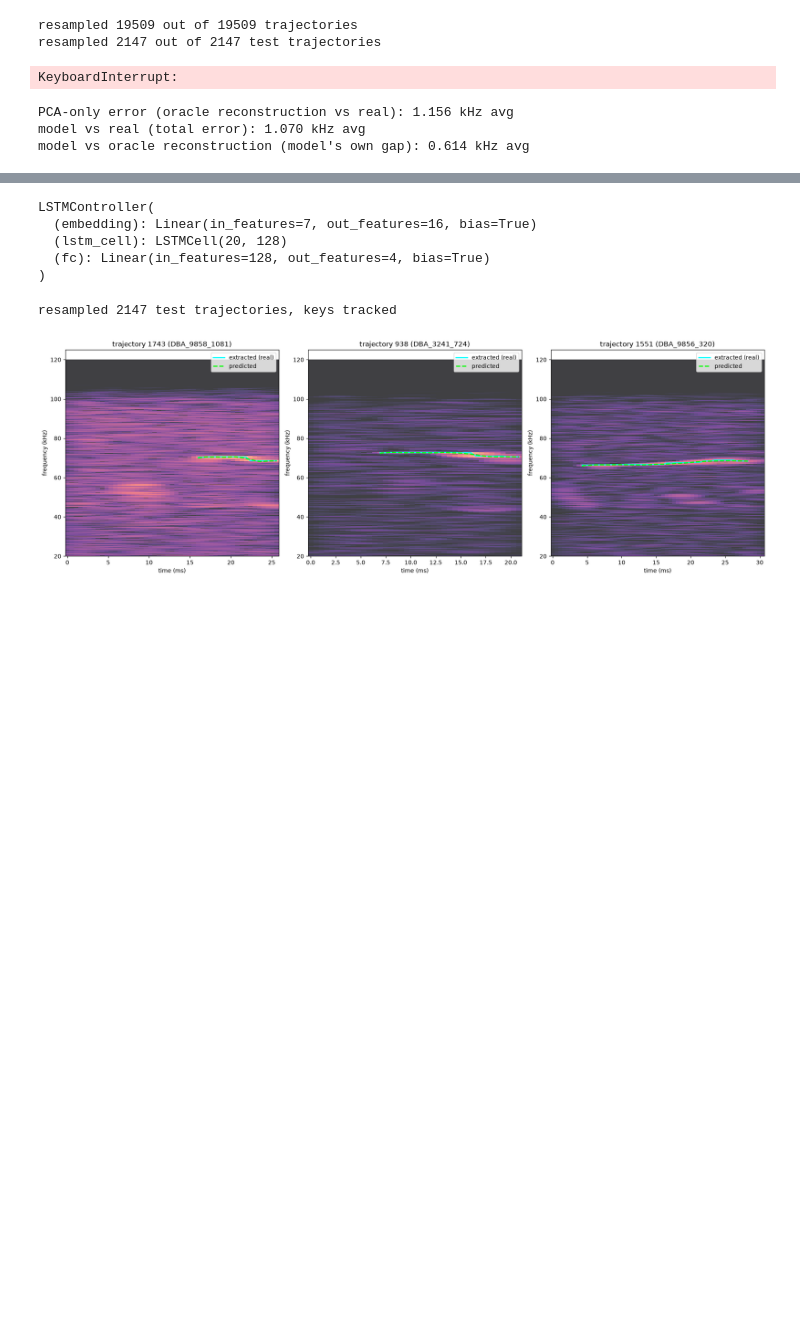
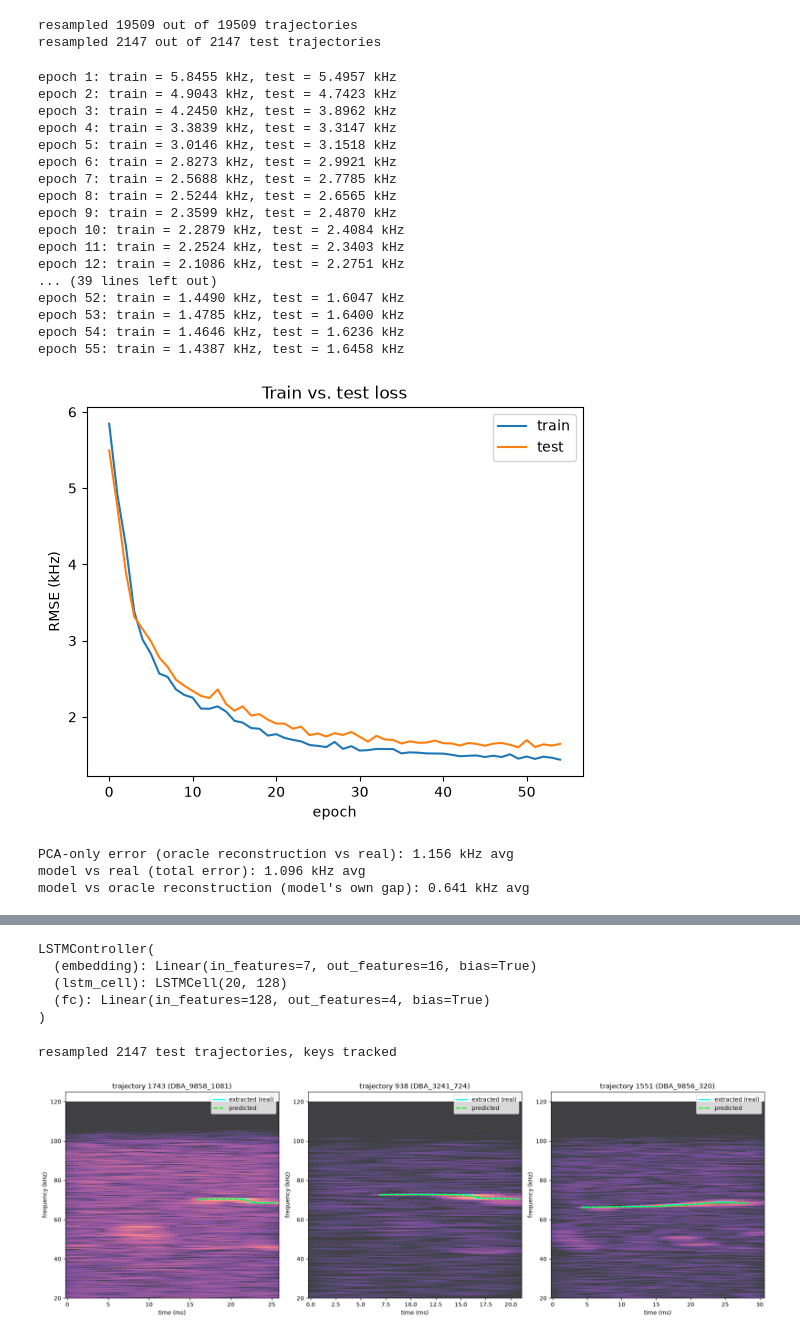
Before and after one commit to netra-khot/mouse-vocalization-2026, a Jupyter notebook: model/model.ipynb, the cells around one changed output, grey strips where cells are left out. Drawn from its saved outputs; the diff is of its cells as text; code cells hidden in the pictures; blank space fills up the shorter version.

```diff
--- a/model/model.ipynb
+++ b/model/model.ipynb
@@ -143,8 +143,8 @@ def evaluate(trajectories, model, pca_full, scaler, batch_size=128):
     return sum(losses) / len(losses)
 # %%
 model = LSTMController(input_dim=7)
-#optimizer = torch.optim.Adam(model.parameters(), lr=5e-4)
-optimizer = torch.optim.Adam(model.parameters(), lr = 5e-4, weight_decay=1e-4)
+optimizer = torch.optim.Adam(model.parameters(), lr=5e-4)
+#optimizer = torch.optim.Adam(model.parameters(), lr = 5e-4, weight_decay=1e-4)
 
 batch_size = 128
 epochs = 55
@@ -169,34 +169,51 @@ for epoch in range(epochs):
         speed = jet_speed_from_pressure(g_area, pressure)
         predicted_f0 = USVfreq(speed, imp_length)
 
         loss = torch.sqrt(torch.nn.functional.mse_loss(predicted_f0 / 1000, targets / 1000))
         loss.backward()
         optimizer.step()
 
         epoch_losses.append(loss.item())
 
     avg_train_loss = sum(epoch_losses) / len(epoch_losses)
     avg_test_loss = evaluate(test_resampled_trajectories, model, pca_full, scaler, batch_size)
 
     train_losses.append(avg_train_loss)
     test_losses.append(avg_test_loss)
 
     print(f"epoch {epoch + 1}: train = {avg_train_loss:.4f} kHz, test = {avg_test_loss:.4f} kHz")
 
 plt.plot(train_losses, label="train")
 plt.plot(test_losses, label="test")
 plt.xlabel("epoch")
 plt.ylabel("RMSE (kHz)")
 plt.legend()
 plt.title("Train vs. test loss")
 plt.show()
 
 # play song when its done running (bc i'm probably like studying for chem as this is running!)
 for x in range(3):
     subprocess.Popen(["afplay", "/System/Library/Sounds/Hero.aiff"])
     time.sleep(0.4)
 # %% [output]
-KeyboardInterrupt:
+epoch 1: train = 5.8455 kHz, test = 5.4957 kHz
+epoch 2: train = 4.9043 kHz, test = 4.7423 kHz
+epoch 3: train = 4.2450 kHz, test = 3.8962 kHz
+epoch 4: train = 3.3839 kHz, test = 3.3147 kHz
+epoch 5: train = 3.0146 kHz, test = 3.1518 kHz
+epoch 6: train = 2.8273 kHz, test = 2.9921 kHz
+epoch 7: train = 2.5688 kHz, test = 2.7785 kHz
+epoch 8: train = 2.5244 kHz, test = 2.6565 kHz
+epoch 9: train = 2.3599 kHz, test = 2.4870 kHz
+epoch 10: train = 2.2879 kHz, test = 2.4084 kHz
+epoch 11: train = 2.2524 kHz, test = 2.3403 kHz
+epoch 12: train = 2.1086 kHz, test = 2.2751 kHz
+... (39 lines left out)
+epoch 52: train = 1.4490 kHz, test = 1.6047 kHz
+epoch 53: train = 1.4785 kHz, test = 1.6400 kHz
+epoch 54: train = 1.4646 kHz, test = 1.6236 kHz
+epoch 55: train = 1.4387 kHz, test = 1.6458 kHz
+[figure, added]
 # %%
 # how well does the model perform relative to what's theoretically
 # achievable from the PCA representation (oracle reconstruction)
@@ -241,8 +258,8 @@ print(f"model vs real (total error): {model_vs_real_error.mean():.3f} kHz avg")
 print(f"model vs oracle reconstruction (model's own gap): {model_vs_oracle_error.mean():.3f} kHz avg")
 # %% [output]
 PCA-only error (oracle reconstruction vs real): 1.156 kHz avg
-model vs real (total error): 1.070 kHz avg
-model vs oracle reconstruction (model's own gap): 0.614 kHz avg
+model vs real (total error): 1.096 kHz avg
+model vs oracle reconstruction (model's own gap): 0.641 kHz avg
 # %%
 real_max_jump = np.max(np.abs(np.diff(X_test, axis=1)), axis=1)
 jump_cutoff = np.percentile(real_max_jump, 90)  # top 10% jumpiest
```
Also changed, not shown: parts of 2 cells of this notebook, 14 other files.
